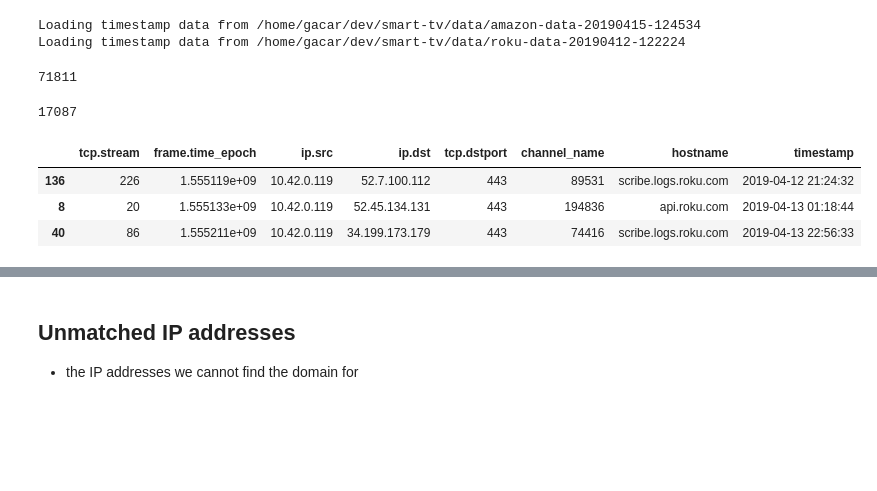
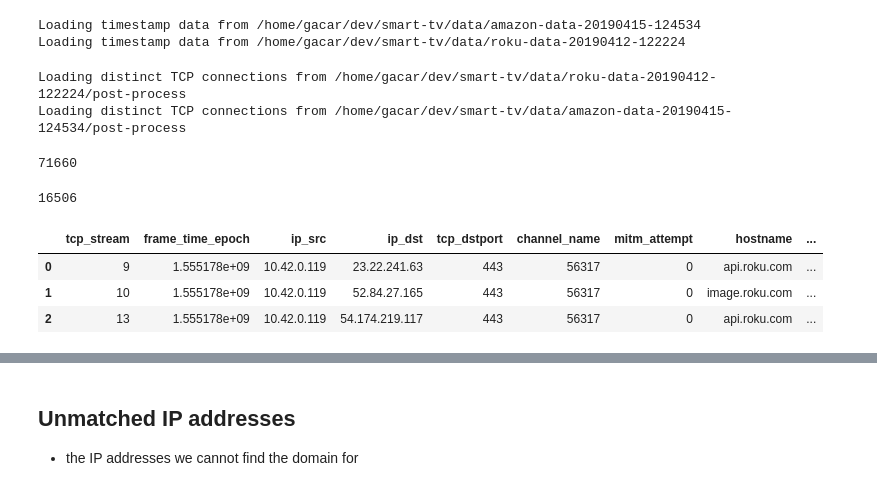
Before and after one commit to citp/ott-tracking, a Jupyter notebook: src/analysis/notebooks/TCP-Connections.ipynb, the cells around one changed output, grey strips where cells are left out. Saved outputs shown, nothing was run; the diff lists cells and outputs as text; code cells hidden in the pictures; blank space fills up the shorter version.

Commit message:
Move post processing to the notebooks.

```diff
--- a/src/analysis/notebooks/TCP-Connections.ipynb
+++ b/src/analysis/notebooks/TCP-Connections.ipynb
@@ -80,16 +48,22 @@ amazon_tcp = get_tcp_conns(crawl_data_dir_amazon, rIP2NameDB)
+# %%
+roku_tcp = get_distinct_tcp_conns(crawl_data_dir_roku)
+amazon_tcp = get_distinct_tcp_conns(crawl_data_dir_amazon)
+# %% [output]
+Loading distinct TCP connections from /home/gacar/dev/smart-tv/data/roku-data-20190412-122224/post-process
+Loading distinct TCP connections from /home/gacar/dev/smart-tv/data/amazon-data-20190415-124534/post-process
 # %%
 len(roku_tcp)
 # %% [output]
-71811
+71660
 # %%
 len(amazon_tcp)
 # %% [output]
-17087
+16506
 # %%
-roku_tcp.sample(3)
+roku_tcp.head(3)
 # %% [output]
-|  | tcp.stream | frame.time_epoch | ip.src | ip.dst | tcp.dstport | channel_name | hostname | timestamp |
-| 136 | 226 | 1.555119e+09 | 10.42.0.119 | 52.7.100.112 | 443 | 89531 | scribe.logs.roku.com | 2019-04-12 21:24:32 |
-| 8 | 20 | 1.555133e+09 | 10.42.0.119 | 52.45.134.131 | 443 | 194836 | api.roku.com | 2019-04-13 01:18:44 |
-| 40 | 86 | 1.555211e+09 | 10.42.0.119 | 34.199.173.179 | 443 | 74416 | scribe.logs.roku.com | 2019-04-13 22:56:33 |
+|  | tcp_stream | frame_time_epoch | ip_src | ip_dst | tcp_dstport | channel_name | mitm_attempt | hostname | ... |
+| 0 | 9 | 1.555178e+09 | 10.42.0.119 | 23.22.241.63 | 443 | 56317 | 0 | api.roku.com | ... |
+| 1 | 10 | 1.555178e+09 | 10.42.0.119 | 52.84.27.165 | 443 | 56317 | 0 | image.roku.com | ... |
+| 2 | 13 | 1.555178e+09 | 10.42.0.119 | 54.174.219.117 | 443 | 56317 | 0 | api.roku.com | ... |
 # %%
```
Also changed, not shown: parts of 20 cells of this notebook, 3 other files.
